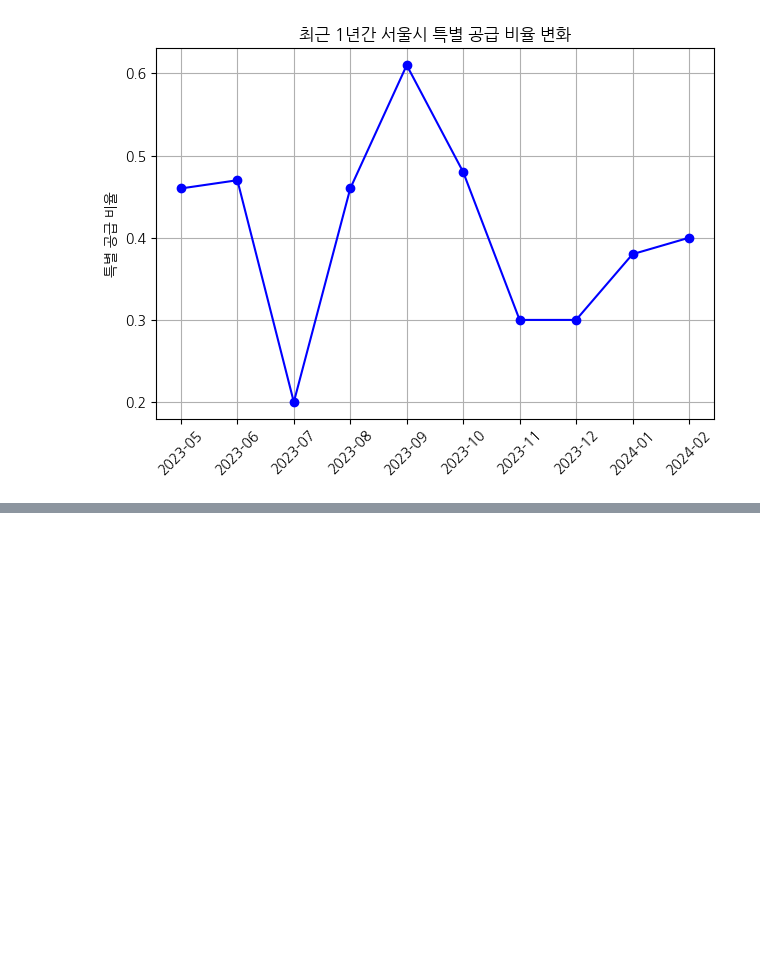
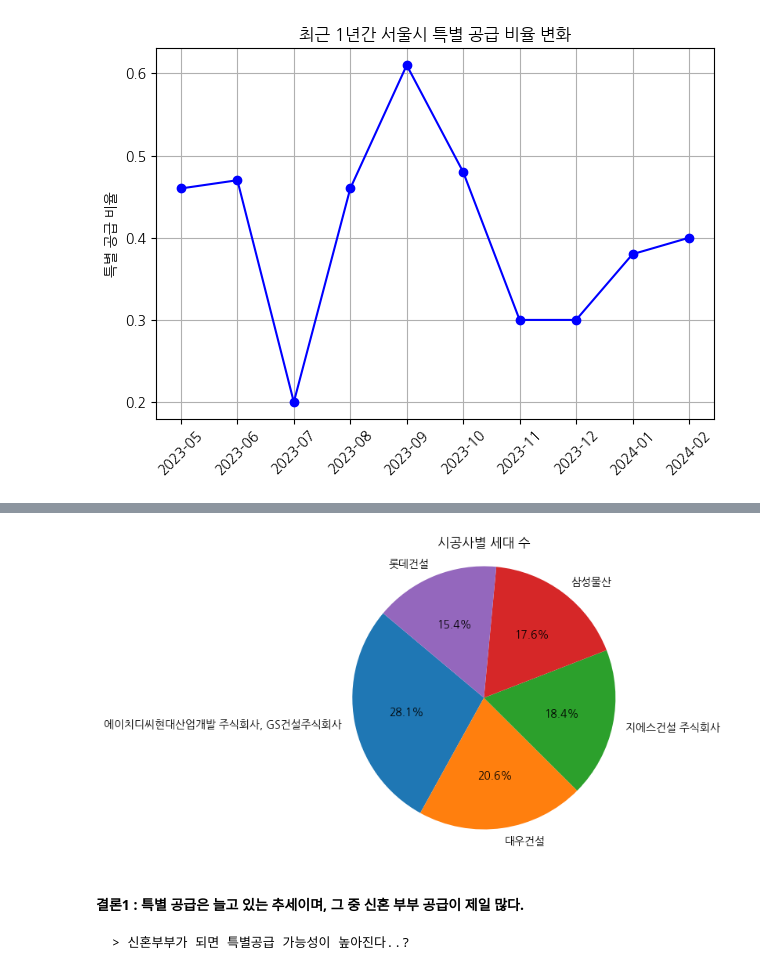
Before and after one commit to hyejidaimma/eda_first_repo, a Jupyter notebook: eda_sell_hyeji.ipynb, the cells around one changed output, grey strips where cells are left out. Cells and saved outputs as stored; diff of their text form; code cells hidden in the pictures; blank space fills up the shorter version.

```diff
--- a/eda_sell_hyeji.ipynb
+++ b/eda_sell_hyeji.ipynb
@@ -1102,4 +1109,0 @@ gu_avg_price.head()
-# %%
-scale_data = house_avg_data.pivot_table(index='구', values=["평균 평수","평당 평균 가격","특별 공급 비율","평균 가격"], aggfunc='mean')
-scale_data = scale_data2.round(2)
-scale_data.head()
@@ -1300,0 +1305,3 @@ plt.show()
+# %%
+my_data["시공사"] = [data.replace("(주)",'') for data in my_data["시공사"]]
+my_data.head()
@@ -1300,0 +1315,3 @@ plt.show()
+# %%
+builder_data = my_data.pivot_table(index='시공사', values="세대 수", aggfunc='sum')
+builder_data.head()
@@ -1300,0 +1326,14 @@ plt.show()
+# %%
+builder_data_ = builder_data.sort_values(by="세대 수",ascending=False).head()
+plt.pie(builder_data_["세대 수"].head(),labels=builder_data_.index , autopct='%1.1f%%', startangle=140)
+
+plt.title('시공사별 세대 수')
+
+# Show plot
+plt.axis('equal')
+plt.show()
+# %% [output]
+[figure, added]
+# %% [markdown]
+#### 결론1 : 특별 공급은 늘고 있는 추세이며, 그 중 신혼 부부 공급이 제일 많다.
+    > 신혼부부가 되면 특별공급 가능성이 높아진다..?
```
Also changed, not shown: parts of 36 cells of this notebook.
